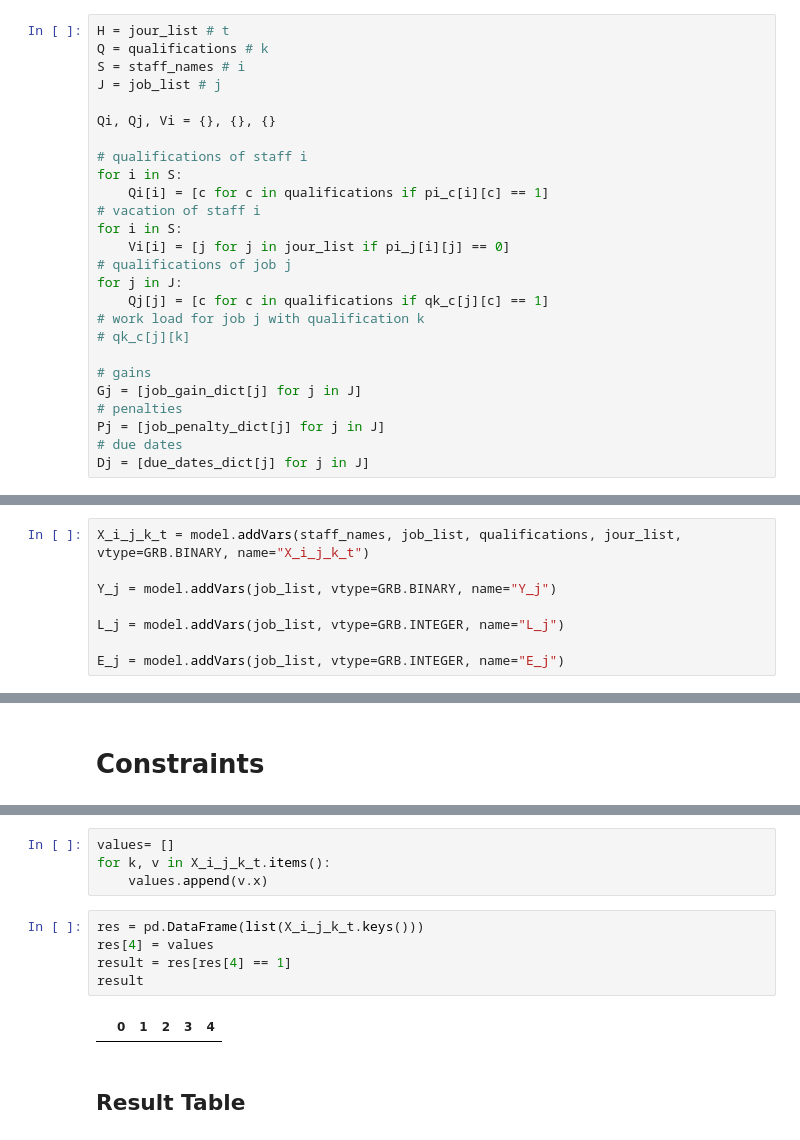
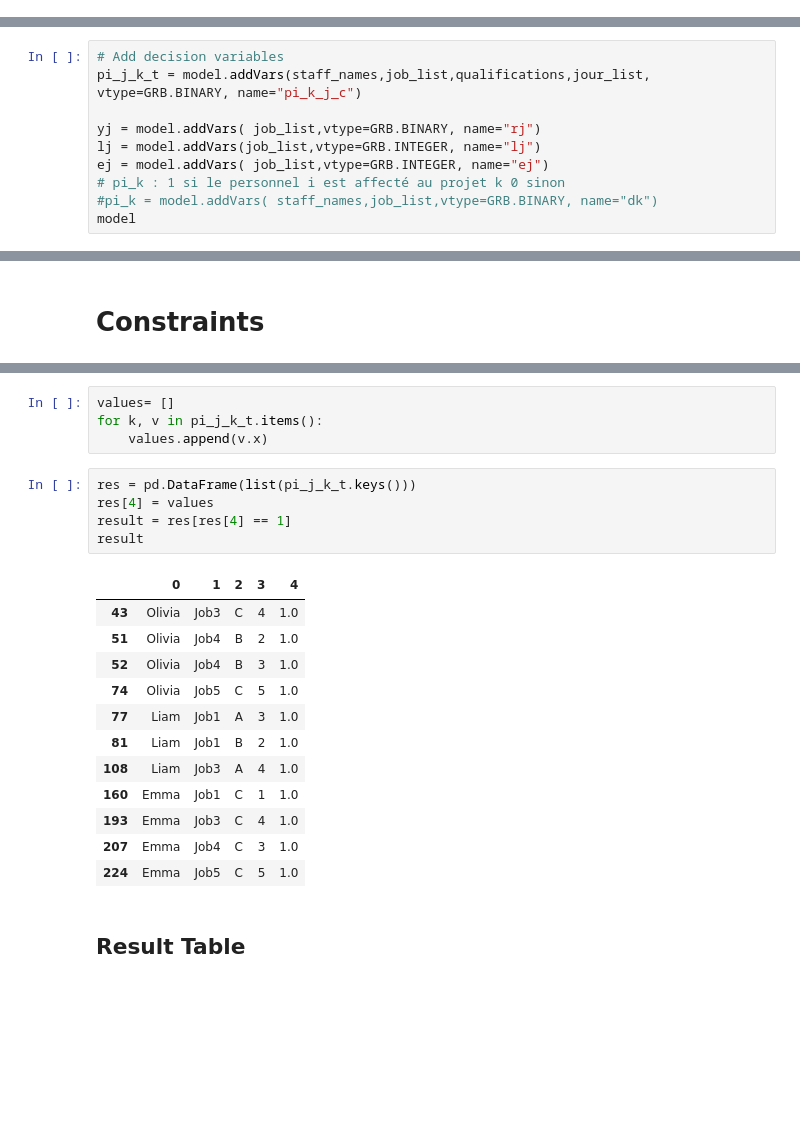
Before and after one commit to hamdilyes/decision-systems, a Jupyter notebook: ilyes.ipynb, the cells around one changed output, grey strips where cells are left out. Saved outputs shown, nothing was run; the diff lists cells and outputs as text; blank space fills up the shorter version.

```diff
--- a/ilyes.ipynb
+++ b/ilyes.ipynb
@@ -70,26 +56,0 @@ pi_j=staff_in_vacation.to_dict(orient='index')
-# %%
-H = jour_list # t
-Q = qualifications # k
-S = staff_names # i
-J = job_list # j
-
-Qi, Qj, Vi = {}, {}, {}
-
-# qualifications of staff i
-for i in S:
-    Qi[i] = [c for c in qualifications if pi_c[i][c] == 1]
-# vacation of staff i
-for i in S:
-    Vi[i] = [j for j in jour_list if pi_j[i][j] == 0]
-# qualifications of job j
-for j in J:
-    Qj[j] = [c for c in qualifications if qk_c[j][c] == 1]
-# work load for job j with qualification k
-# qk_c[j][k]
-
-# gains
-Gj = [job_gain_dict[j] for j in J]
-# penalties
-Pj = [job_penalty_dict[j] for j in J]
-# due dates
-Dj = [due_dates_dict[j] for j in J]
@@ -98,8 +101,10 @@ Dj = [due_dates_dict[j] for j in J]
 # %%
-X_i_j_k_t = model.addVars(staff_names, job_list, qualifications, jour_list, vtype=GRB.BINARY, name="X_i_j_k_t")
+# Add decision variables
+pi_j_k_t = model.addVars(staff_names,job_list,qualifications,jour_list, vtype=GRB.BINARY, name="pi_k_j_c")
 
-Y_j = model.addVars(job_list, vtype=GRB.BINARY, name="Y_j")
-
-L_j = model.addVars(job_list, vtype=GRB.INTEGER, name="L_j")
-
-E_j = model.addVars(job_list, vtype=GRB.INTEGER, name="E_j")
+yj = model.addVars( job_list,vtype=GRB.BINARY, name="rj")
+lj = model.addVars(job_list,vtype=GRB.INTEGER, name="lj")
+ej = model.addVars( job_list,vtype=GRB.INTEGER, name="ej")
+# pi_k : 1 si le personnel i est affecté au projet k 0 sinon
+#pi_k = model.addVars( staff_names,job_list,vtype=GRB.BINARY, name="dk")
+model
@@ -149,14 +153,25 @@ model.ObjVal
 # %%
 values= []
-for k, v in X_i_j_k_t.items():
+for k, v in pi_j_k_t.items():
     values.append(v.x)
 # %%
-res = pd.DataFrame(list(X_i_j_k_t.keys()))
+res = pd.DataFrame(list(pi_j_k_t.keys()))
 res[4] = values
 result = res[res[4] == 1]
 result
 # %% [output]
 |  | 0 | 1 | 2 | 3 | 4 |
+| 43 | Olivia | Job3 | C | 4 | 1.0 |
+| 51 | Olivia | Job4 | B | 2 | 1.0 |
+| 52 | Olivia | Job4 | B | 3 | 1.0 |
+| 74 | Olivia | Job5 | C | 5 | 1.0 |
+| 77 | Liam | Job1 | A | 3 | 1.0 |
+| 81 | Liam | Job1 | B | 2 | 1.0 |
+| 108 | Liam | Job3 | A | 4 | 1.0 |
+| 160 | Emma | Job1 | C | 1 | 1.0 |
+| 193 | Emma | Job3 | C | 4 | 1.0 |
+| 207 | Emma | Job4 | C | 3 | 1.0 |
+| 224 | Emma | Job5 | C | 5 | 1.0 |
 # %% [markdown]
 ## Result Table
 # %%
```
Also changed, not shown: parts of 28 cells of this notebook, 3 other files.
